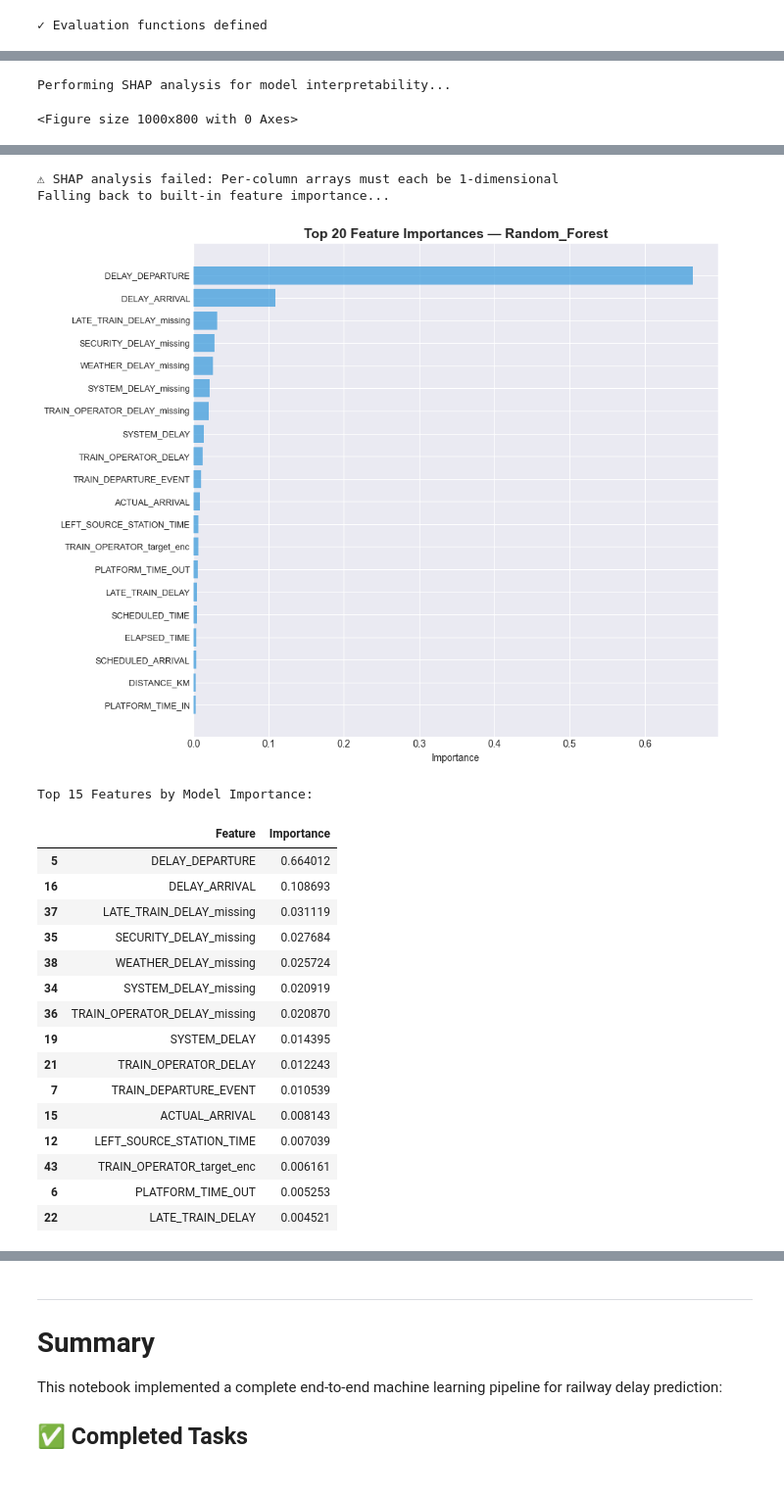
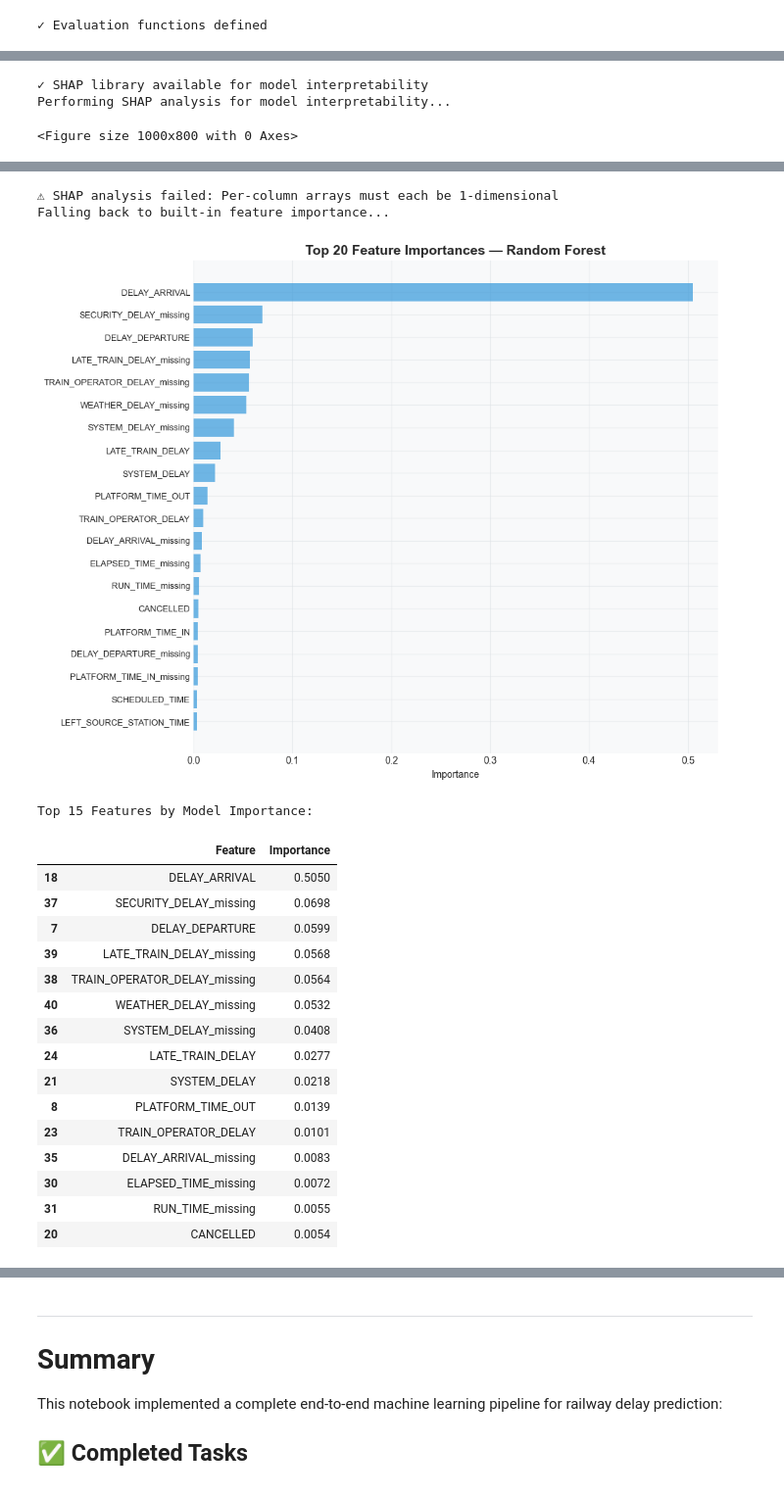
Before and after one commit to AnDB-Master-MSEinAI-Resource/railway-delay, a Jupyter notebook: notebooks/regression_pipeline_rmse.ipynb, the cells around one changed output, grey strips where cells are left out. Shown at 98% size. Drawn from its saved outputs; the diff is of its cells as text; code cells hidden in the pictures.

Commit message:
notebooks: update regression pipeline and notebook model summaries

```diff
--- a/notebooks/regression_pipeline_rmse.ipynb
+++ b/notebooks/regression_pipeline_rmse.ipynb
@@ -1114,0 +1132,29 @@ TRAINING BASELINE MODELS
+# %%
+## 6.2 Random Forest Model
+
+print("\n4. Random Forest Classifier...")
+try:
+    from sklearn.ensemble import RandomForestClassifier
+
+    rf_model = RandomForestClassifier(
+        n_estimators=100,
+        max_depth=10,
+        class_weight='balanced',
+        random_state=RANDOM_STATE,
+        n_jobs=-1
+    )
+
+    rf_model.fit(X_train_scaled, y_train)
+    y_pred_rf = rf_model.predict(X_test_scaled)
+    y_proba_rf = rf_model.predict_proba(X_test_scaled)[:, 1]
+
+    results_rf = evaluate_model(y_test, y_pred_rf, y_proba_rf, model_name="Random_Forest")
+    RESULTS.append(results_rf)
+    print(f"   F2-Score: {results_rf['F2']:.4f}")
+    print(f"   PR-AUC: {results_rf['PR_AUC']:.4f}")
+    print(f"   ROC-AUC: {results_rf['ROC_AUC']:.4f}")
+
+except ImportError:
+    print("   RandomForest not available, skipping...")
+
+print("\n✓ Advanced models training complete")
@@ -1702,5 +1783,14 @@ NameError: name 'confusion_matrix' is not defined
 # %%
 ## 7.3 SHAP Analysis (Feature Importance & Interpretability)
+
+# Check for SHAP availability
+try:
+    import shap
+    HAS_SHAP = True
+    print("✓ SHAP library available for model interpretability")
+except ImportError:
+    HAS_SHAP = False
+    print("⚠️  SHAP not installed. Install with: pip install shap")
 
 if HAS_SHAP and hasattr(best_model, 'predict_proba'):
     print("Performing SHAP analysis for model interpretability...")
@@ -1794,5 +1884,6 @@ else:
         print("\nTop 15 Features by Model Importance:")
         display(feature_importance.head(15))
 # %% [output]
+✓ SHAP library available for model interpretability
 Performing SHAP analysis for model interpretability...
 <Figure size 1000x800 with 0 Axes>
@@ -1800,23 +1891,23 @@ Performing SHAP analysis for model interpretability...
 ⚠ SHAP analysis failed: Per-column arrays must each be 1-dimensional
 Falling back to built-in feature importance...
-[figure, old version]
+[figure, new version]
 Top 15 Features by Model Importance:
 |  | Feature | Importance |
-| 5 | DELAY_DEPARTURE | 0.664012 |
-| 16 | DELAY_ARRIVAL | 0.108693 |
-| 37 | LATE_TRAIN_DELAY_missing | 0.031119 |
-| 35 | SECURITY_DELAY_missing | 0.027684 |
-| 38 | WEATHER_DELAY_missing | 0.025724 |
-| 34 | SYSTEM_DELAY_missing | 0.020919 |
-| 36 | TRAIN_OPERATOR_DELAY_missing | 0.020870 |
-| 19 | SYSTEM_DELAY | 0.014395 |
-| 21 | TRAIN_OPERATOR_DELAY | 0.012243 |
-| 7 | TRAIN_DEPARTURE_EVENT | 0.010539 |
-| 15 | ACTUAL_ARRIVAL | 0.008143 |
-| 12 | LEFT_SOURCE_STATION_TIME | 0.007039 |
-| 43 | TRAIN_OPERATOR_target_enc | 0.006161 |
-| 6 | PLATFORM_TIME_OUT | 0.005253 |
-| 22 | LATE_TRAIN_DELAY | 0.004521 |
+| 18 | DELAY_ARRIVAL | 0.5050 |
+| 37 | SECURITY_DELAY_missing | 0.0698 |
+| 7 | DELAY_DEPARTURE | 0.0599 |
+| 39 | LATE_TRAIN_DELAY_missing | 0.0568 |
+| 38 | TRAIN_OPERATOR_DELAY_missing | 0.0564 |
+| 40 | WEATHER_DELAY_missing | 0.0532 |
+| 36 | SYSTEM_DELAY_missing | 0.0408 |
+| 24 | LATE_TRAIN_DELAY | 0.0277 |
+| 21 | SYSTEM_DELAY | 0.0218 |
+| 8 | PLATFORM_TIME_OUT | 0.0139 |
+| 23 | TRAIN_OPERATOR_DELAY | 0.0101 |
+| 35 | DELAY_ARRIVAL_missing | 0.0083 |
+| 30 | ELAPSED_TIME_missing | 0.0072 |
+| 31 | RUN_TIME_missing | 0.0055 |
+| 20 | CANCELLED | 0.0054 |
 # %%
 ## 9. Model Persistence with Metadata & Versioning
 
```
Also changed, not shown: parts of 57 cells of this notebook, 9 other files.
